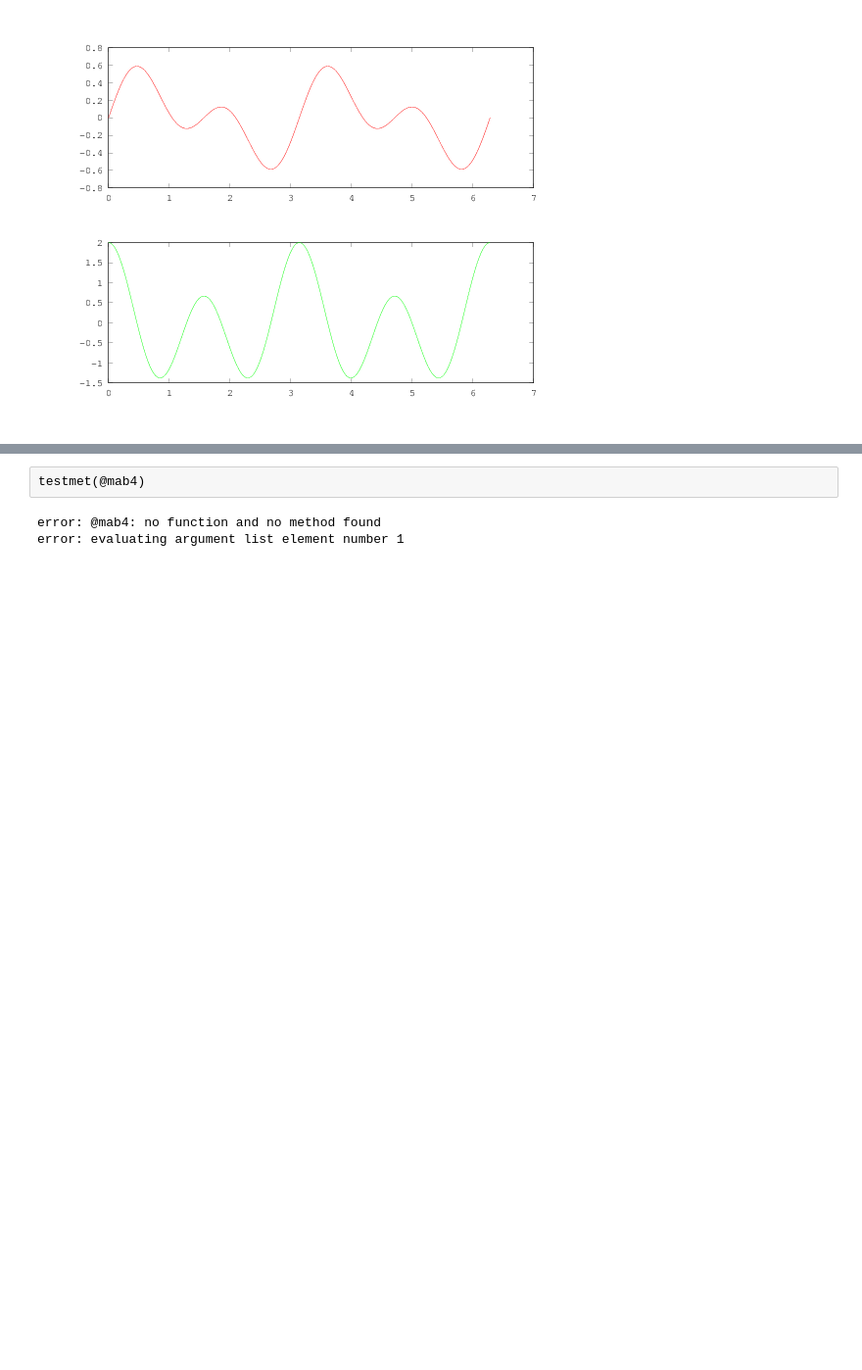
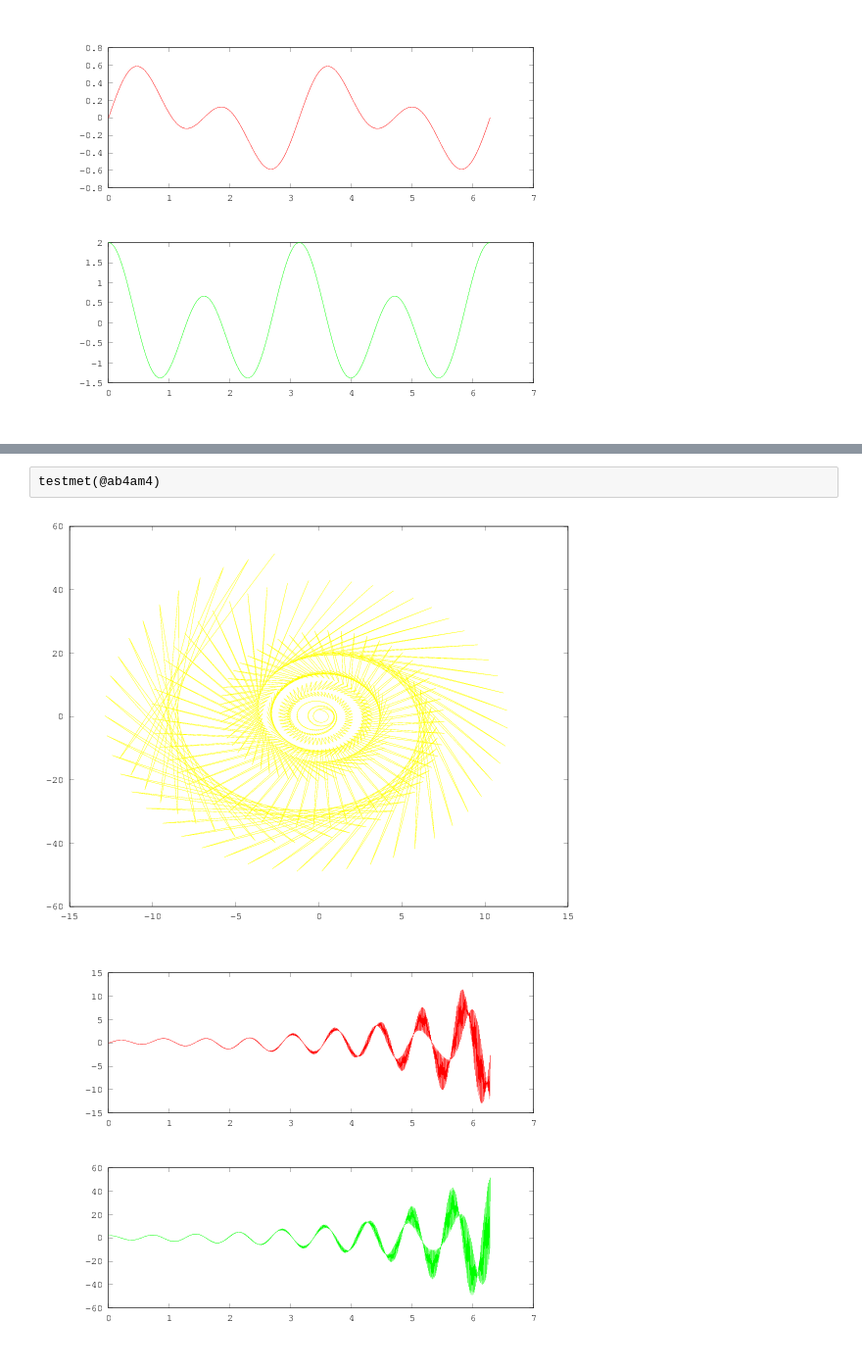
Before and after one commit to DiegoFern/ANNU, a Jupyter notebook: Untitled.ipynb, the cells around one changed output, grey strips where cells are left out. Shown at 98% size. Drawn from its saved outputs; the diff is of its cells as text; blank space fills up the shorter version.

```diff
--- a/Untitled.ipynb
+++ b/Untitled.ipynb
@@ -204,5 +213,5 @@ error: invalid base value in colon expression
 # %%
-testmet(@mab4)
+testmet(@ab4am4)
 # %% [output]
-error: @mab4: no function and no method found
-error: evaluating argument list element number 1
+[figure, added]
+[figure, added]
```
Also changed, not shown: parts of 8 cells of this notebook, 1 other file.
